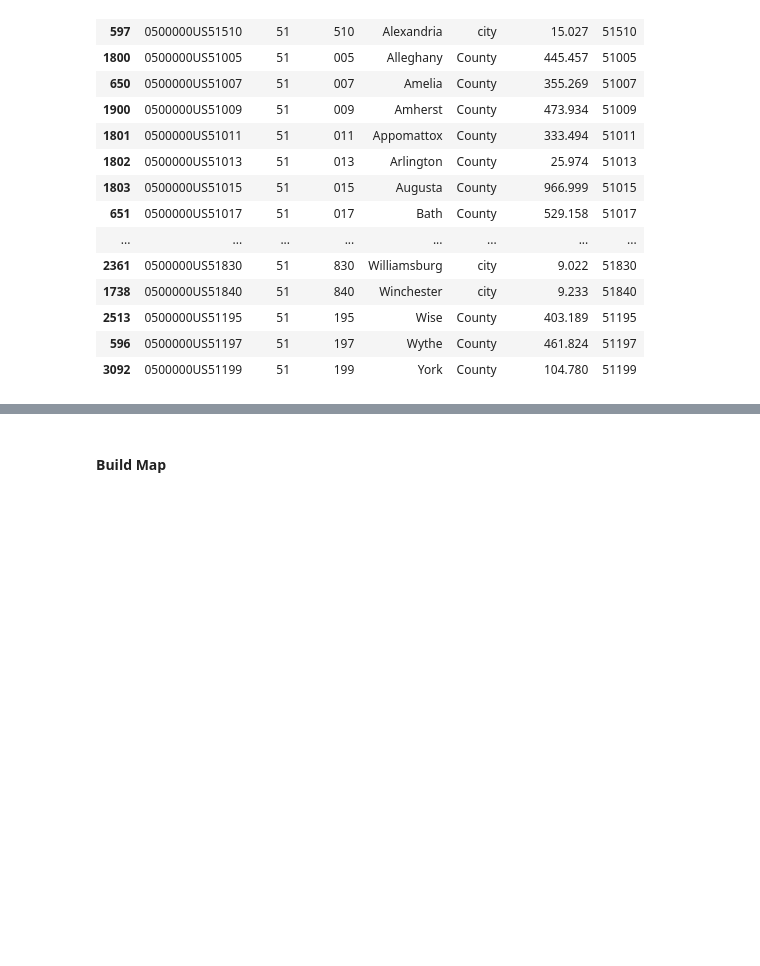
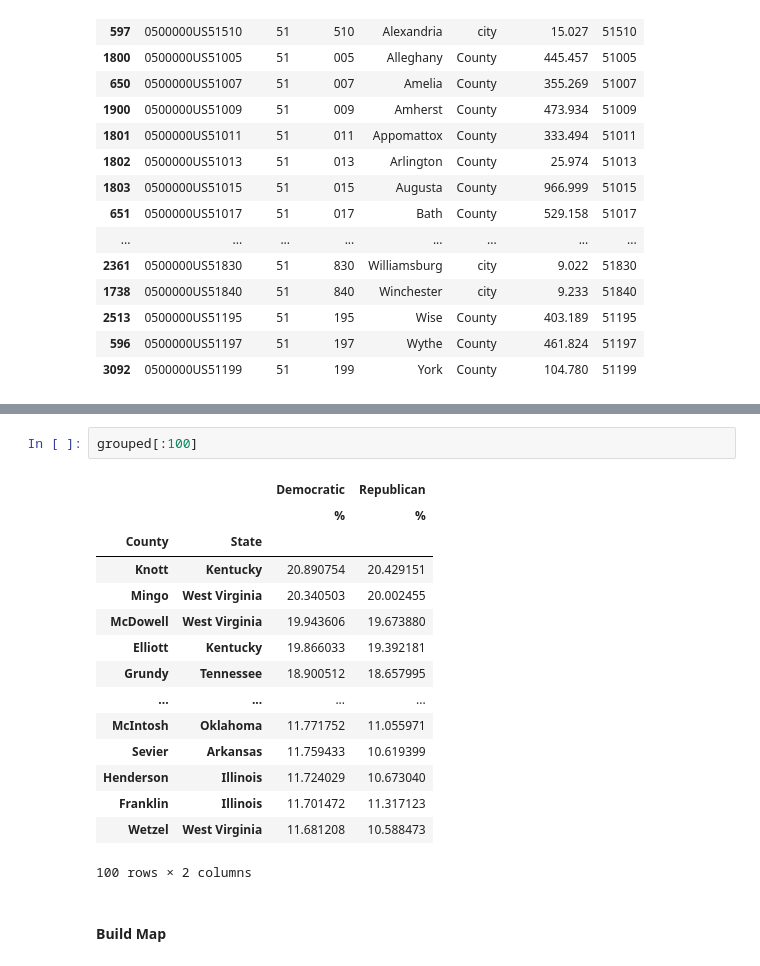
Before and after one commit to AkaiS/political_shift, a Jupyter notebook: sandbox.ipynb, the cells around one changed output, grey strips where cells are left out. Cells and saved outputs as stored; diff of their text form; blank space fills up the shorter version.

```diff
--- a/sandbox.ipynb
+++ b/sandbox.ipynb
@@ -577,2 +661,20 @@ with pd.option_context('display.max_rows', None):
+# %%
+grouped[:100]
+# %% [output]
+|  |  | Democratic | Republican |
+|  |  | % | % |
+| County | State |  |  |
+| Knott | Kentucky | 20.890754 | 20.429151 |
+| Mingo | West Virginia | 20.340503 | 20.002455 |
+| McDowell | West Virginia | 19.943606 | 19.673880 |
+| Elliott | Kentucky | 19.866033 | 19.392181 |
+| Grundy | Tennessee | 18.900512 | 18.657995 |
+| ... | ... | ... | ... |
+| McIntosh | Oklahoma | 11.771752 | 11.055971 |
+| Sevier | Arkansas | 11.759433 | 10.619399 |
+| Henderson | Illinois | 11.724029 | 10.673040 |
+| Franklin | Illinois | 11.701472 | 11.317123 |
+| Wetzel | West Virginia | 11.681208 | 10.588473 |
+100 rows × 2 columns
 # %% [markdown]
 #### Build Map
```
Also changed, not shown: parts of 23 cells of this notebook, 1 other file.
